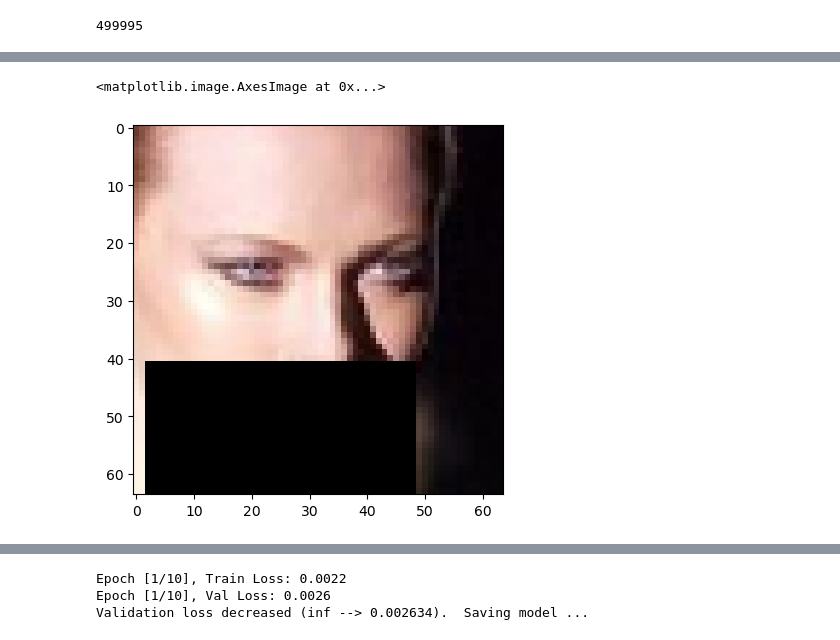
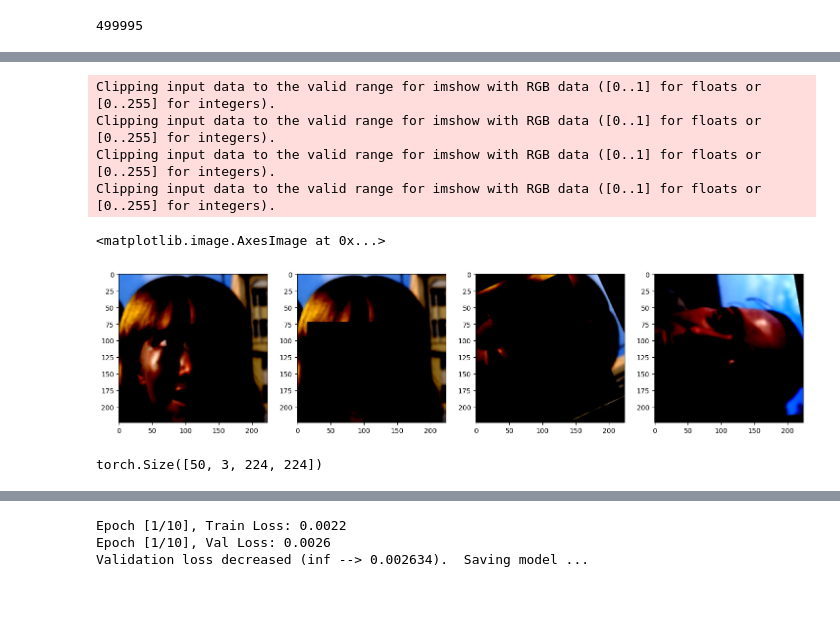
Before and after one commit to madhava20217/Realtime-Masked-Face-Unmasker, a Jupyter notebook: Reconstruction/swinT reconstruction.ipynb, the cells around one changed output, grey strips where cells are left out. Cells and saved outputs as stored; diff of their text form; code cells hidden in the pictures; blank space fills up the shorter version.

Commit message:
dataloader created

```diff
--- a/Reconstruction/swinT reconstruction.ipynb
+++ b/Reconstruction/swinT reconstruction.ipynb
@@ -82,0 +71,28 @@ class celebDataset(Dataset):
+# %%
+rotate = 90
+translate = (0.25, 0.25)
+scale = (0.9, 1.1)
+shear = 15
+
+masker = torchvision.transforms.Compose([
+    torchvision.transforms.RandomErasing(p = 1, scale = (0.35, 0.6), ratio = (0.5, 1.5), value = 0)
+])
+
+img_augment = torchvision.transforms.Compose([
+    torchvision.transforms.RandomAffine(degrees = rotate,
+                                        translate = translate,
+                                        scale = scale,
+                                        shear = shear,
+                                        interpolation = torchvision.transforms.InterpolationMode.BILINEAR
+                                        )
+])
+
+second_augment = torchvision.transforms.Compose([
+    torchvision.transforms.RandomAffine(
+        degrees = rotate,
+        scale = scale,
+        translate = [x/4 for x in translate],
+        shear = shear/4,
+        interpolation = torchvision.transforms.InterpolationMode.BILINEAR
+    )
+])
@@ -83,4 +143,10 @@ class celebDataset(Dataset):
 # %%
-dataset = celebDataset(files)
+dataset = celebDataset(files = files,
+                       dirs = directories,
+                       dataset_path = dataset_path,
+                       masker = masker,
+                       preprocessor = rescale_transform,
+                       aug1= None,
+                       aug2 = second_augment)
 
 train_dataset, val_dataset = torch.utils.data.random_split(dataset, [0.9, 0.1])
@@ -97,6 +153,15 @@ plt.imshow(train_dataset[0][0].permute(1, 2, 0).numpy())
-# %%
-plt.imshow(train_dataset[0][1].permute(1,2,0))
-# %% [output]
-<matplotlib.image.AxesImage at 0x...>
-[figure, removed]
+# %%
+fig, ax = plt.subplots(1, 4, figsize = (18, 6))
+
+ax[0].imshow(train_dataset[0][0].permute(1, 2, 0).numpy())
+ax[1].imshow(train_dataset[0][1].permute(1, 2, 0).numpy())
+ax[2].imshow(train_dataset[0][2].permute(1, 2, 0).numpy())
+ax[3].imshow(train_dataset[0][3].permute(1, 2, 0).numpy())
+# %% [output]
+Clipping input data to the valid range for imshow with RGB data ([0..1] for floats or [0..255] for integers).
+Clipping input data to the valid range for imshow with RGB data ([0..1] for floats or [0..255] for integers).
+Clipping input data to the valid range for imshow with RGB data ([0..1] for floats or [0..255] for integers).
+Clipping input data to the valid range for imshow with RGB data ([0..1] for floats or [0..255] for integers).
+<matplotlib.image.AxesImage at 0x...>
+[figure, added]
 # %%
@@ -157,0 +221,6 @@ model = EfficientUNet_B0().to(device)
+# %%
+for x, y, z in train_dataloader:
+    print(x.shape)
+    break
+# %% [output]
+torch.Size([50, 3, 224, 224])
```
Also changed, not shown: parts of 16 cells of this notebook.
